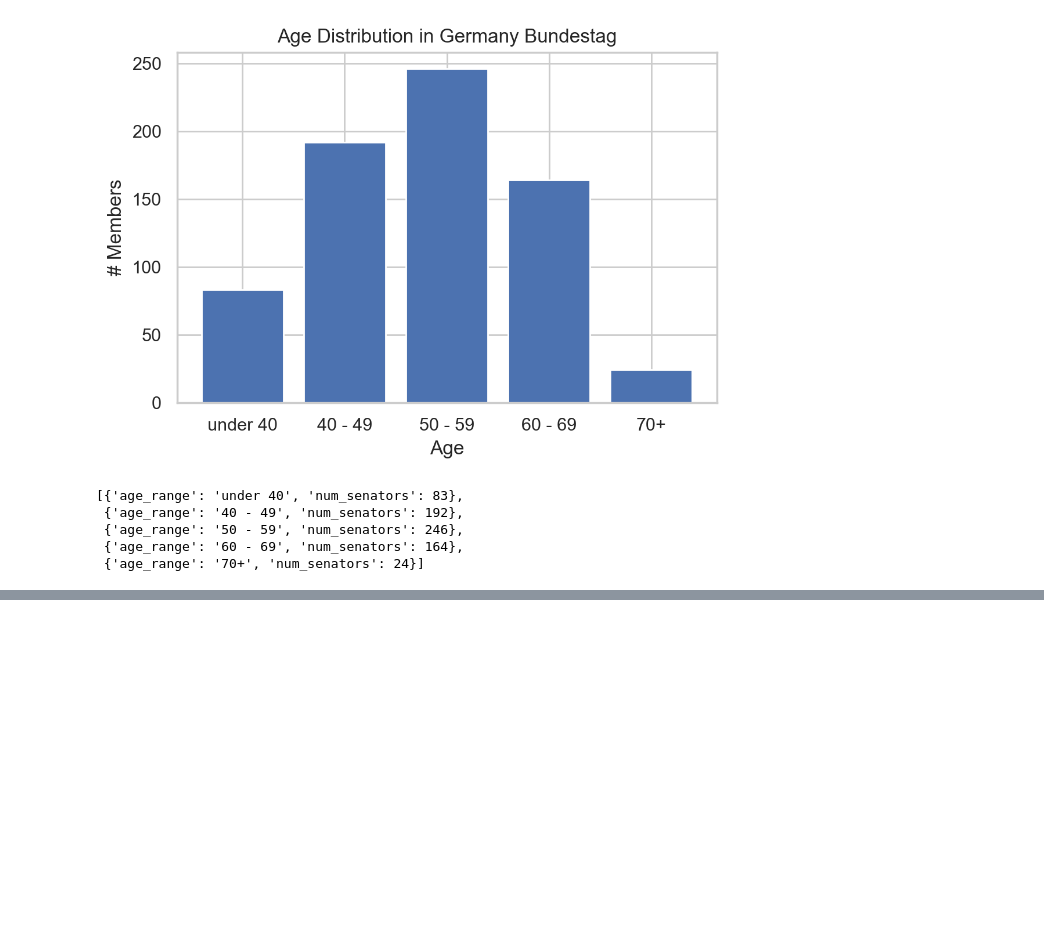
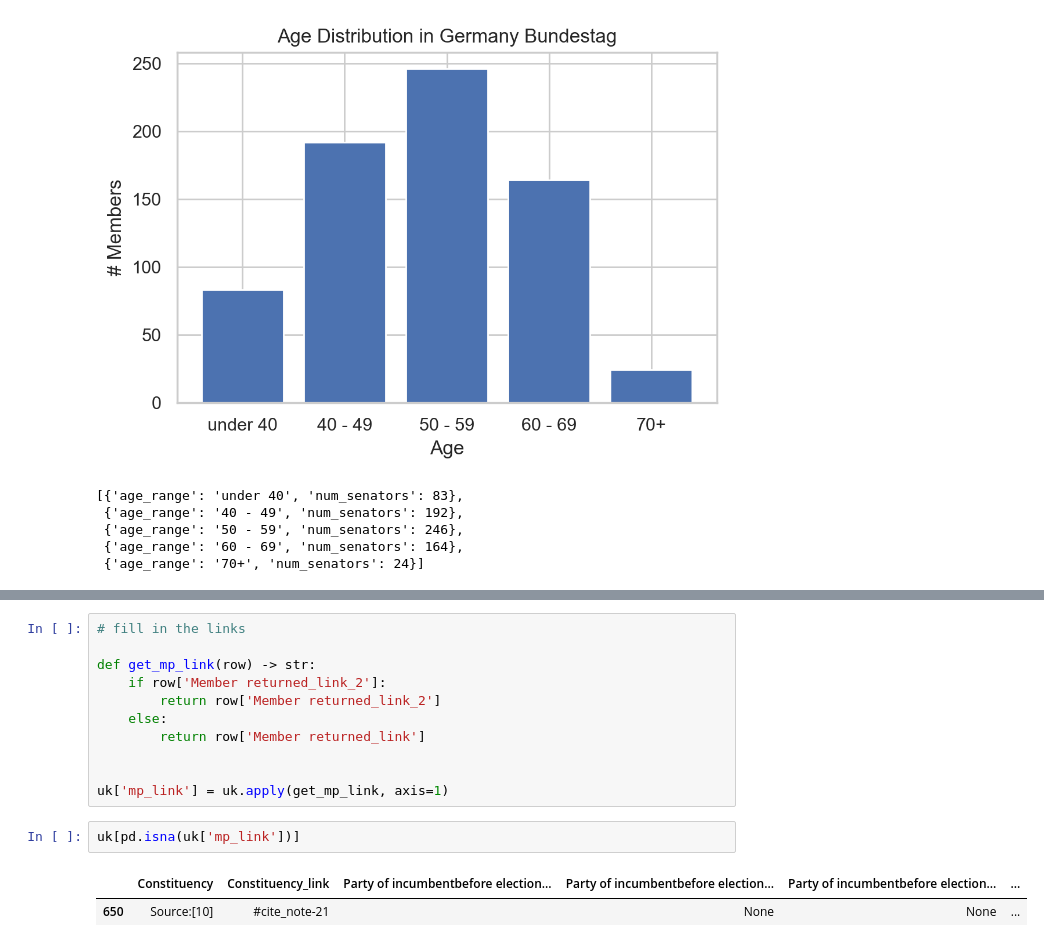
Before and after one commit to boompig/senator-ages, a Jupyter notebook: extract senator age.ipynb, the cells around one changed output, grey strips where cells are left out. Drawn from its saved outputs; the diff is of its cells as text; blank space fills up the shorter version.

```diff
--- a/extract senator age.ipynb
+++ b/extract senator age.ipynb
@@ -676,0 +708,16 @@ graph_utils.graph_age_histogram(bundestag,
+# %%
+# fill in the links
+
+def get_mp_link(row) -> str:
+    if row['Member returned_link_2']:
+        return row['Member returned_link_2']
+    else:
+        return row['Member returned_link']
+
+
+uk['mp_link'] = uk.apply(get_mp_link, axis=1)
+# %%
+uk[pd.isna(uk['mp_link'])]
+# %% [output]
+|  | Constituency | Constituency_link | Party of incumbentbefore election... | Party of incumbentbefore election... | Party of incumbentbefore election... | ... |
+| 650 | Source:[10] | #cite_note-21 |  | None | None | ... |
```
Also changed, not shown: parts of 3 cells of this notebook, 1 other file.
